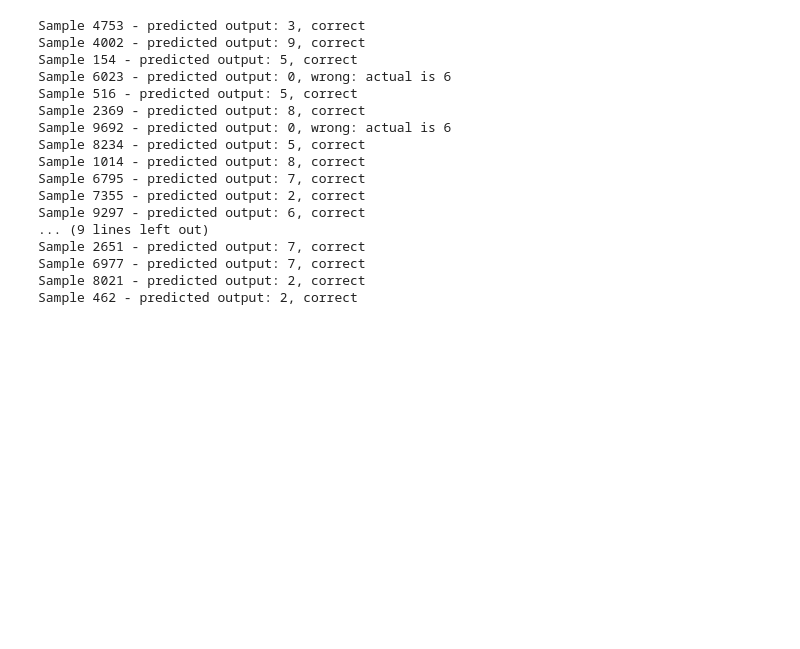
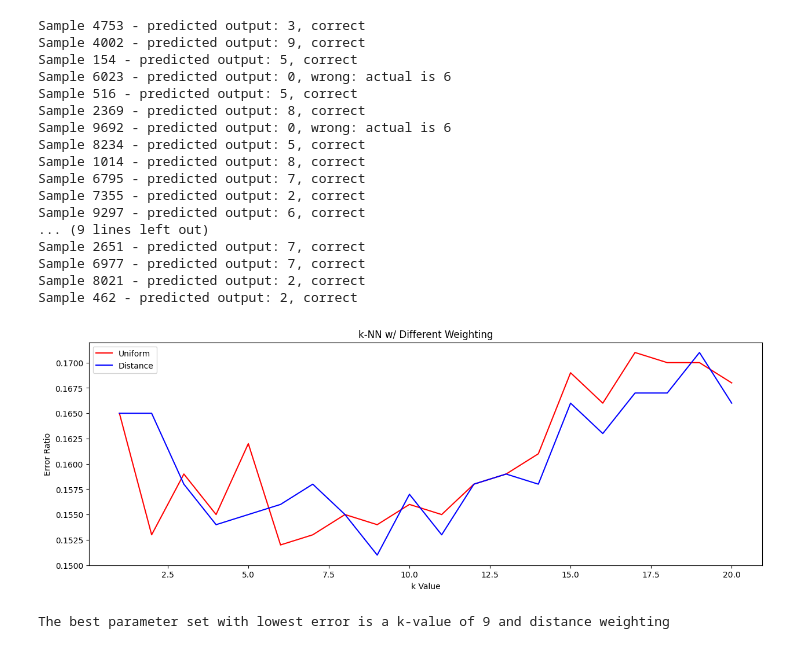
Before and after one commit to AnsorK/Fashion-Classifier, a Jupyter notebook: model.ipynb, the cells around one changed output. Cells and saved outputs as stored; diff of their text form; code cells hidden in the pictures; blank space fills up the shorter version.

Commit message:
Tune hyperparameters to get the firt optimal k-value and weighting scheme

```diff
--- a/model.ipynb
+++ b/model.ipynb
@@ -260,3 +260,66 @@ def compute_confusion_matrix(T, N):
         confusion_matrix[actual][predicted] += 1
 
     return np.array(confusion_matrix)
+# %%
+'''
+Tune the hyperparameter 'k', the number of
+nearest neighbors to compare a data point with,
+and 'weights', the importance of nearby points
+based on their distance
+
+Data will be split between a training and
+validation set. The validation set is a pseudo
+testing set, in that it is used to iteratively
+update hyperparameters of a model. The purpouse
+is to achieve the best generalization
+
+Here, the error ratio will be recorded and
+graphed with different 'k' values and 'weights'
+'''
+
+validation_indices = np.random.choice(60000, size=1000, replace=False)
+validation_mask = np.zeros(60000, dtype=bool)
+validation_mask[validation_indices] = True
+
+train, t_labels = train_normalized[~validation_mask], train_labels[~validation_mask]
+validation, v_labels = train_normalized[validation_mask], train_labels[validation_mask]
+
+errors_u, errors_d = [], []
+for k in range(1, 21):
+    knn_u, knn_d = KNeighborsClassifier(n_neighbors=k, weights='uniform'), KNeighborsClassifier(n_neighbors=k, weights='distance')
+    knn_u.fit(train.reshape(59000, -1), t_labels)
+    knn_d.fit(train.reshape(59000, -1), t_labels)
+
+    pred_u_labels, pred_d_labels = knn_u.predict(validation.reshape(1000, -1)), knn_d.predict(validation.reshape(1000, -1))
+    val_pred_u_labels, val_pred_d_labels = np.stack((v_labels, pred_u_labels), axis=1), np.stack((v_labels, pred_d_labels), axis=1)
+
+    error_ratio_u, error_ratio_d = 1 - compute_accuracy(val_pred_u_labels, _), 1 - compute_accuracy(val_pred_d_labels, _)
+    errors_u.append(error_ratio_u)
+    errors_d.append(error_ratio_d)
+
+k_range = np.linspace(1, 20, 20)
+
+plt.figure(figsize=(15, 5))
+plt.plot(k_range, errors_u, color='red', label='Uniform')
+plt.plot(k_range, errors_d, color='blue', label='Distance')
+plt.title('k-NN w/ Different Weighting')
+plt.xlabel('k Value')
+plt.ylabel('Error Ratio')
+
+plt.legend()
+plt.show()
+
+best_k = [errors_u.index(min(errors_u)) + 1, min(errors_u)]
+best_weight = 'uniform'
+
+temp = [errors_d.index(min(errors_d)) + 1, min(errors_d)]
+if temp[1] < best_k[1]:
+    best_k = temp[0]
+    best_weight = 'distance'
+else:
+    best_k = best_k[0]
+
+print(f'The best parameter set with lowest error is a k-value of {best_k} and {best_weight} weighting')
+# %% [output]
+[figure, added]
+The best parameter set with lowest error is a k-value of 9 and distance weighting
```
Also changed, not shown: 2 other files.
